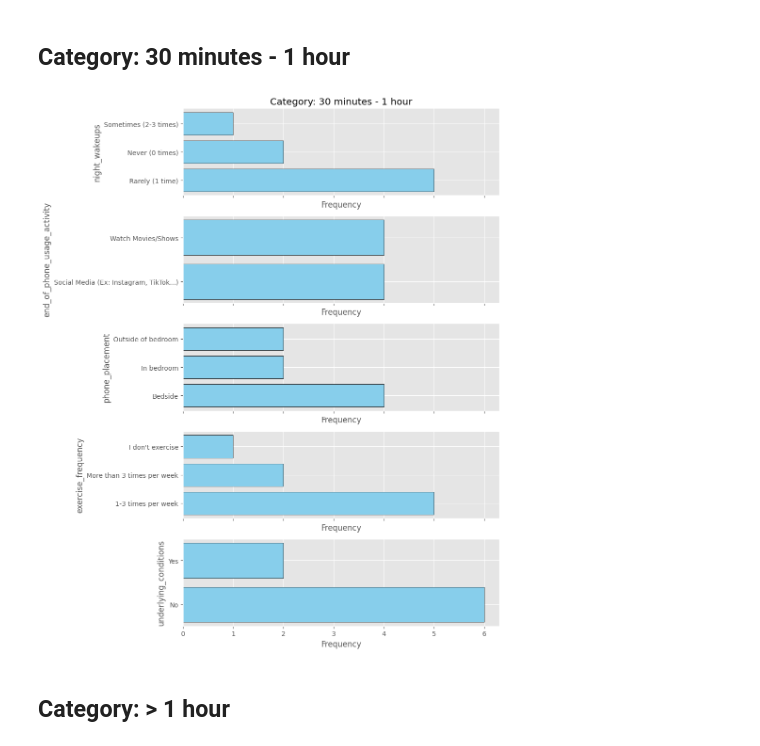
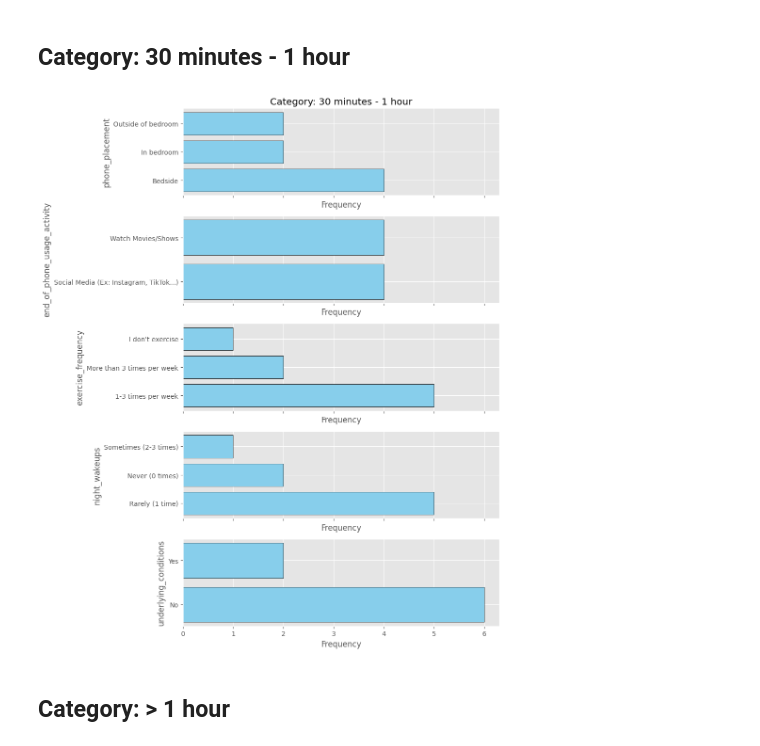
Before and after one commit to NathanGrenier/ENGR-371, a Jupyter notebook: analysis.ipynb, the cells around one changed output. Drawn from its saved outputs; the diff is of its cells as text; code cells hidden in the pictures.

```diff
--- a/analysis.ipynb
+++ b/analysis.ipynb
@@ -190,44 +181,42 @@ plt.show()
 # %% [markdown]
 ## Category: 30 minutes - 1 hour
 # %%
-import pandas as pd
-import seaborn as sns
-import matplotlib.pyplot as plt
-
 category = "30 minutes - 1 hour"
 
 # Define the DataFrame directly
 data = {
-    "end_of_phone_usage_activity",
-    "phone_placement",
-    "night_wakeups",
-    "underlying_conditions",
-    "exercise_frequency"
+  "end_of_phone_usage_activity",
+  "phone_placement",
+  "night_wakeups",
+  "underlying_conditions",
+  "exercise_frequency",
 }
 
 # Plot the vertical bar graphs for each question
 fig, axes = plt.subplots(len(data), figsize=(10, 12), sharex=True)
 
 axes[0].set_title(f"Category: {category}")
 
 for i, question in enumerate(data):
-    filtered_df = df[df["end_of_phone_usage"] == category].copy()  # Make a copy to avoid modifying the original DataFrame
+  filtered_df = df[
+    df["end_of_phone_usage"] == category
+  ].copy()  # Make a copy to avoid modifying the original DataFrame
 
-    # For exercise_frequency, replace 1 with "Yes" and 0 with "No"
-    if question == "underlying_conditions":
-        filtered_df.loc[:, question] = filtered_df[question].replace({1: "Yes", 0: "No"})
+  # For exercise_frequency, replace 1 with "Yes" and 0 with "No"
+  if question == "underlying_conditions":
+    filtered_df.loc[:, question] = filtered_df[question].replace({1: "Yes", 0: "No"})
 
-    # Count occurrences of each option in the current column
-    counts = filtered_df[question].value_counts()
+  # Count occurrences of each option in the current column
+  counts = filtered_df[question].value_counts()
 
-    axes[i].barh(counts.index, counts.values, color="skyblue", edgecolor='black')
-    axes[i].set_xlabel("Frequency")
-    axes[i].set_ylabel(question)
+  axes[i].barh(counts.index, counts.values, color="skyblue", edgecolor="black")
+  axes[i].set_xlabel("Frequency")
+  axes[i].set_ylabel(question)
 
 plt.tight_layout()
 plt.show()
 # %% [output]
-[figure, old version]
+[figure, new version]
 # %% [markdown]
 ## Category: > 1 hour
 # %%
```
Also changed, not shown: parts of 9 cells of this notebook.
